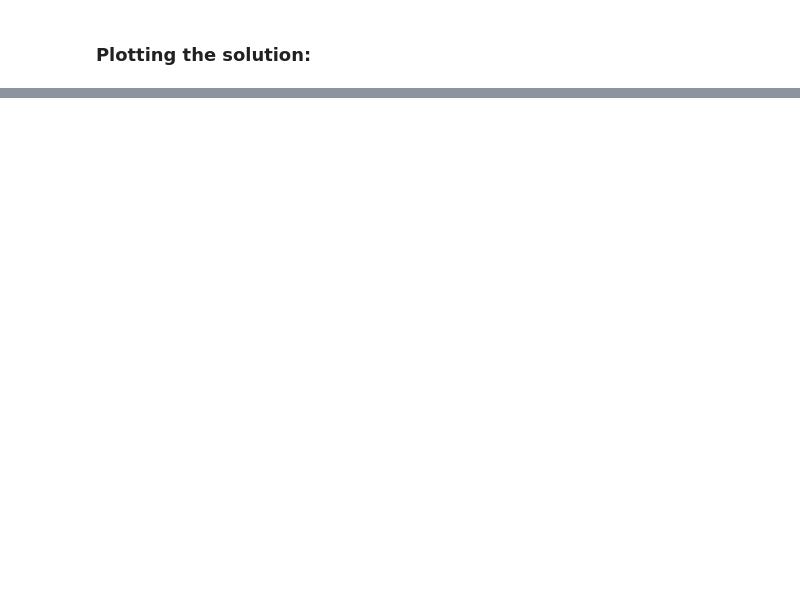
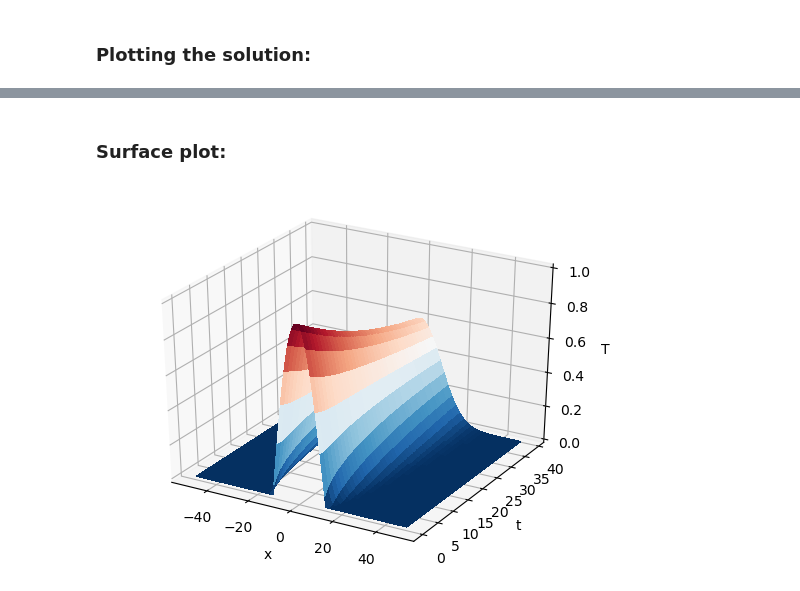
Before and after one commit to wbandabarragan/computational-physics-2, a Jupyter notebook: unit-2/208-PDE-heat-equation-FFTmethod.ipynb, the cells around one changed output, grey strips where cells are left out. Cells and saved outputs as stored; diff of their text form; code cells hidden in the pictures; blank space fills up the shorter version.

```diff
--- a/unit-2/208-PDE-heat-equation-FFTmethod.ipynb
+++ b/unit-2/208-PDE-heat-equation-FFTmethod.ipynb
@@ -185,0 +196,2 @@ plt.show()
+# %% [markdown]
+### Surface plot:
@@ -185,0 +200,20 @@ plt.show()
+# %%
+# Grid
+x_grid, t_grid = np.meshgrid(x, t)
+
+# Plot
+
+fig = plt.figure()
+
+ax = plt.axes(projection='3d')
+#ax.contour3D(x_grid, t_grid, u, 1000, cmap='viridis') # Creates 'n=10' contours at different Z to make the surface
+
+ax.plot_surface(x_grid, t_grid, inv_u_solution.real, cmap='RdBu_r', linewidth=0, antialiased=False)
+
+ax.set_xlabel('x')  # Customised labels for axes
+ax.set_ylabel('t')
+ax.set_zlabel('T')
+
+plt.show()
+# %% [output]
+[figure, added]
```
Also changed, not shown: parts of 13 cells of this notebook.
